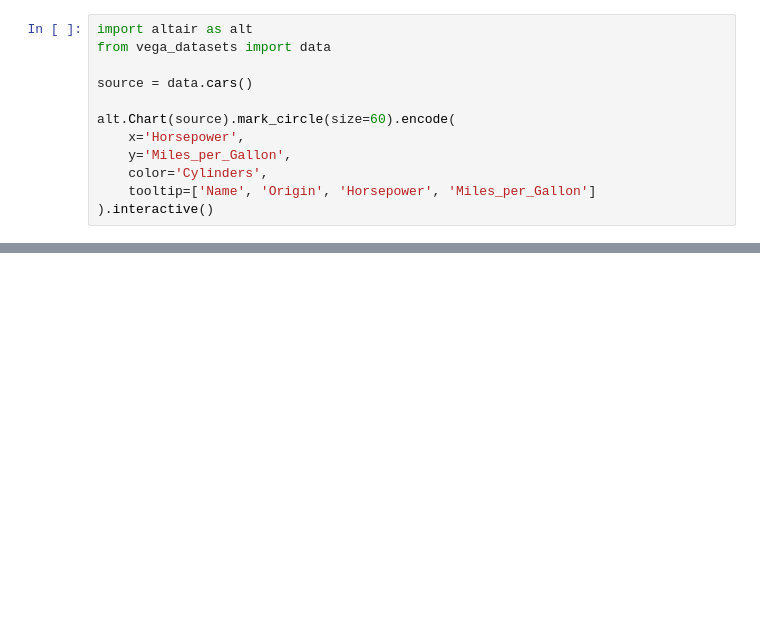
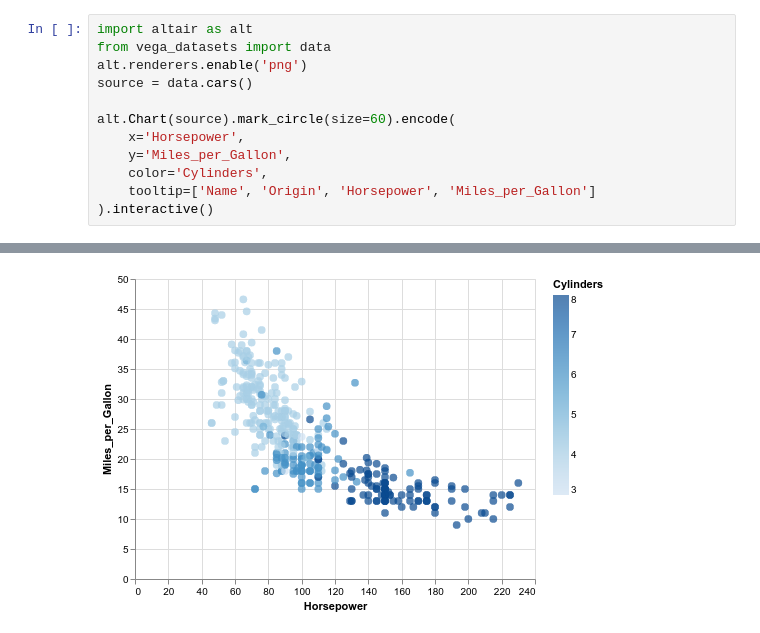
Before and after one commit to joelostblom/mds-demo, a Jupyter notebook: demo-reviewnb.ipynb, the cells around one changed output, grey strips where cells are left out. Cells and saved outputs as stored; diff of their text form; blank space fills up the shorter version.

Commit message:
Test different alt renders

```diff
--- a/demo-reviewnb.ipynb
+++ b/demo-reviewnb.ipynb
@@ -18,7 +18,7 @@ alt.Chart(source).mark_bar().encode(
 # %%
 import altair as alt
 from vega_datasets import data
-
+alt.renderers.enable('png')
 source = data.cars()
 
 alt.Chart(source).mark_circle(size=60).encode(
@@ -31,0 +31 @@ alt.Chart(source).mark_circle(size=60).encode(
+[figure, added]
```
Also changed, not shown: parts of 3 cells of this notebook.
